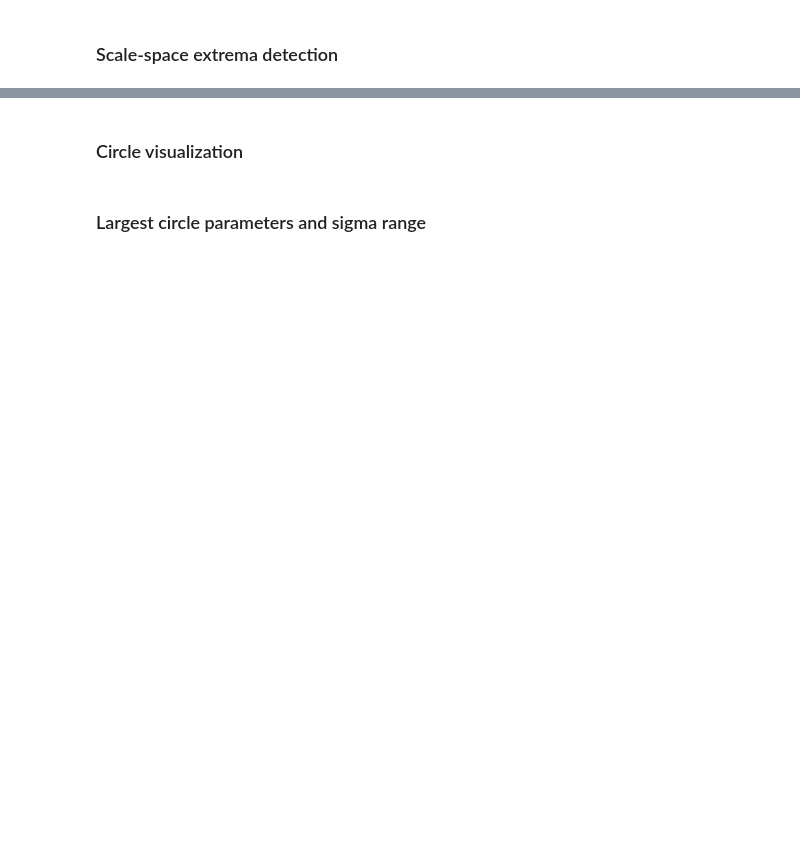
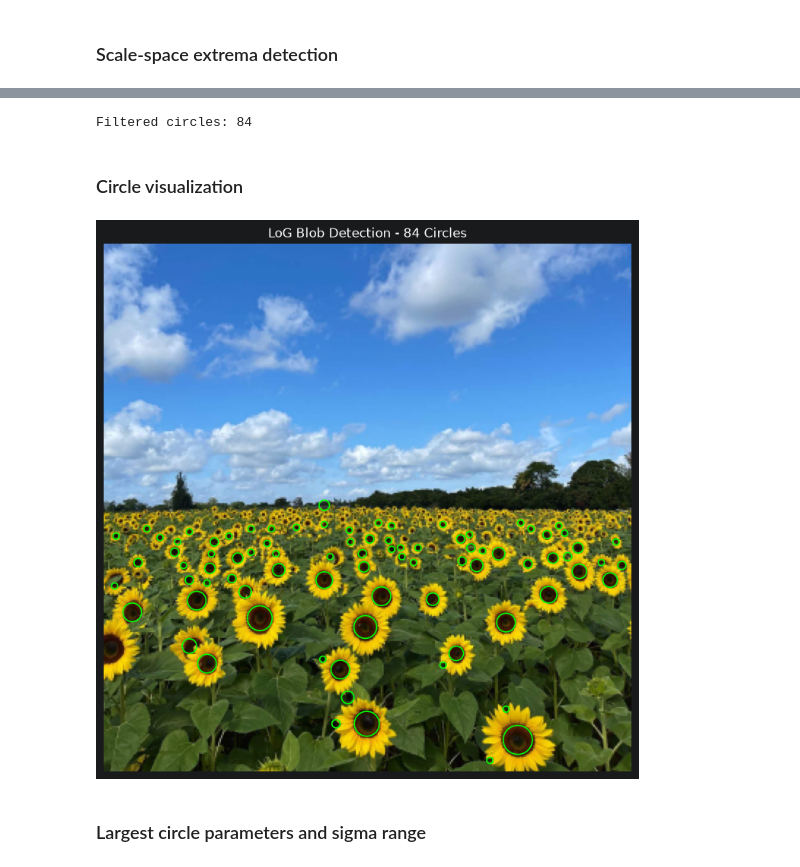
Before and after one commit to indeepa-05/EN3160-Image-Processing, a Jupyter notebook: Assignment2/EN3160_Assignment_02.ipynb, the cells around one changed output, grey strips where cells are left out. Cells and saved outputs as stored; diff of their text form; code cells hidden in the pictures; blank space fills up the shorter version.

```diff
--- a/Assignment2/EN3160_Assignment_02.ipynb
+++ b/Assignment2/EN3160_Assignment_02.ipynb
@@ -18,4 +84,40 @@
+# %%
+# Remove false detections using surrounding yellow petals
+hsv = cv.cvtColor(image, cv.COLOR_BGR2HSV)
+yellow = cv.inRange(hsv, (13, 80, 65), (40, 255, 255)) > 0
+filtered = []
+height, width = gray.shape
+for c in circles:
+    x, y, r = c["x"], c["y"], c["radius"]
+    # Ignore circles crossing image boundaries
+    if x < r or x >= width-r or y < r or y >= height-r:
+        continue
+    # Examine the region around the detected centre
+    R = int(np.ceil(2.2 * r))
+    x1, x2 = max(0, x-R), min(width, x+R+1)
+    y1, y2 = max(0, y-R), min(height, y+R+1)
+    yy, xx = np.ogrid[y1:y2, x1:x2]
+    d2 = (xx-x)**2 + (yy-y)**2
+    # Ring where surrounding petals are expected
+    ring = (d2 >= (1.05*r)**2) & (d2 <= (2.1*r)**2)
+    if yellow[y1:y2, x1:x2][ring].mean() > 0.4:
+        filtered.append(c)
+circles = filtered
+print("Filtered circles:", len(circles))
+# %% [output]
+Filtered circles: 84
 # %% [markdown]
 ### Circle visualization
+# %%
+# Visualize detected circles
+fig, ax = plt.subplots(figsize=(9, 9))
+ax.imshow(cv.cvtColor(image, cv.COLOR_BGR2RGB))
+for c in circles:
+    ax.add_patch(plt.Circle((c["x"], c["y"]),c["radius"],edgecolor="lime",fill=False,linewidth=1.2))
+ax.set_title(f"LoG Blob Detection - {len(circles)} Circles")
+ax.axis("off")
+plt.show()
+# %% [output]
+[figure, added]
 # %% [markdown]
 ### Largest circle parameters and sigma range
```
Also changed, not shown: parts of 6 cells of this notebook.
